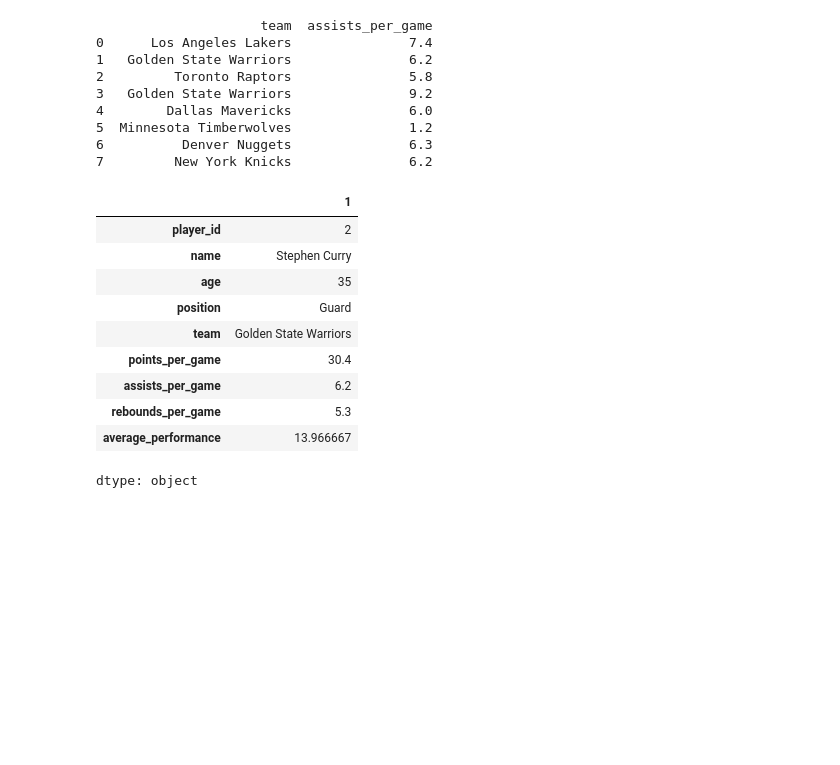
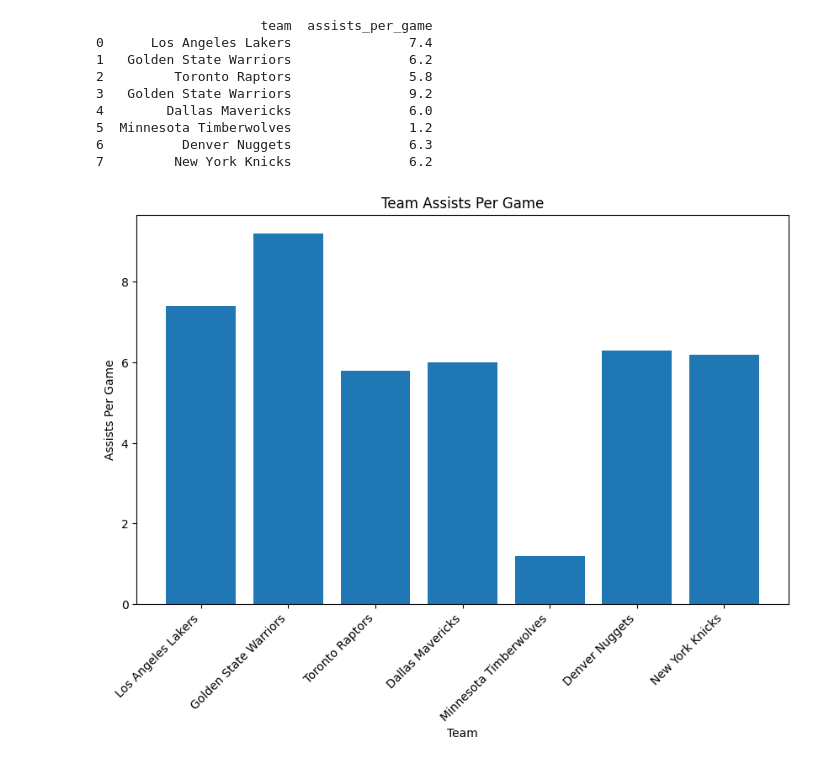
Before and after one commit to jeniferGoncalvesDaSilvaDev/Nba_Api_stats_analysis_ml, a Jupyter notebook: nb_api_stats_analysis_ml.ipynb, the cells around one changed output. Saved outputs shown, nothing was run; the diff lists cells and outputs as text; code cells hidden in the pictures; blank space fills up the shorter version.

```diff
--- a/nb_api_stats_analysis_ml.ipynb
+++ b/nb_api_stats_analysis_ml.ipynb
@@ -312,23 +312,17 @@ print(team_assists)
 5  Minnesota Timberwolves               1.2
 6          Denver Nuggets               6.3
 7         New York Knicks               6.2
-# %%
-# Calcula a média simples das três estatísticas para cada jogador
-df['average_performance'] = df[['points_per_game', 'assists_per_game', 'rebounds_per_game']].mean(axis=1)
-
-# Encontra o time com o melhor desempenho médio
-best_team = df.loc[df['average_performance'].idxmax()]
-
-best_team
-# %% [output]
-|  | 1 |
-| player_id | 2 |
-| name | Stephen Curry |
-| age | 35 |
-| position | Guard |
-| team | Golden State Warriors |
-| points_per_game | 30.4 |
-| assists_per_game | 6.2 |
-| rebounds_per_game | 5.3 |
-| average_performance | 13.966667 |
-dtype: object
+# %%
+# @title Team Assists Per Game
+
+import matplotlib.pyplot as plt
+
+# Assuming your data is in a pandas DataFrame called 'df'
+plt.figure(figsize=(10, 6))
+plt.bar(df['team'], df['assists_per_game'])
+plt.xlabel('Team')
+plt.ylabel('Assists Per Game')
+plt.title('Team Assists Per Game')
+_ = plt.xticks(rotation=45, ha='right')
+# %% [output]
+[figure, added]
```
Also changed, not shown: parts of 14 cells of this notebook.
